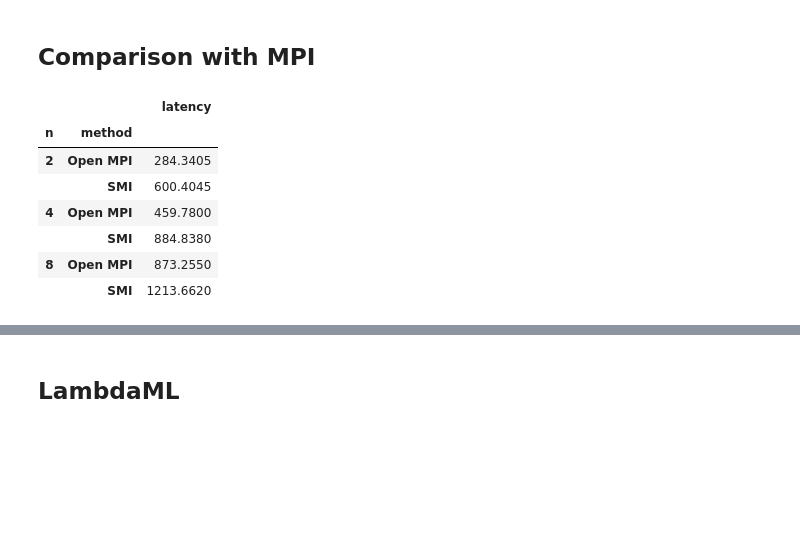
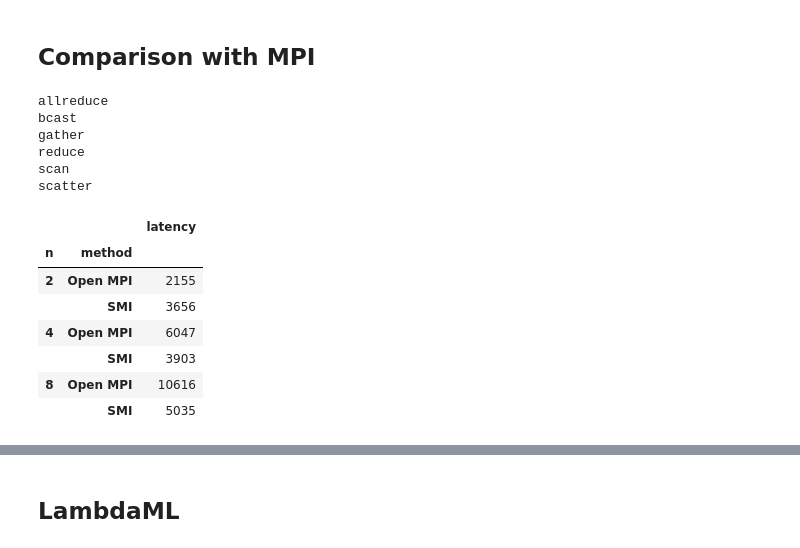
Before and after one commit to OpenCoreCH/LambdaCommBenchmarks, a Jupyter notebook: analysis/lambda_comm_benchmarks.ipynb, the cells around one changed output, grey strips where cells are left out. Drawn from its saved outputs; the diff is of its cells as text; code cells hidden in the pictures; blank space fills up the shorter version.

```diff
--- a/analysis/lambda_comm_benchmarks.ipynb
+++ b/analysis/lambda_comm_benchmarks.ipynb
@@ -1241,54 +1241,75 @@ experiments = ['allreduce', 'bcast', 'gather', 'reduce', 'scan', 'scatter']
 # %%
 vals = {}
 for experiment in experiments:
+    print(experiment)
     data = {"n": [], "latency": [], "method": []}
     for num_node in NUM_NODES:
-        if experiment == "gather" or experiment == "reduce":
-            res_peers = [0]
-        else:
-            res_peers = range(0, num_node)
         mpi_path = os.path.join(MPI_BASE_BATH, "{}_{}.txt".format(experiment, num_node))
         smi_path = os.path.join(SMI_BASE_BATH, "{}_{}.txt".format(experiment, num_node))
+        exchanges = {}
+        res_rounds = {}
         with open(mpi_path) as mpi_file:
             lines = mpi_file.readlines()
             for line in lines:
                 parts = line.rstrip().split(":")
                 peer_id = int(parts[0])
                 val = int(parts[1])
-                if peer_id not in res_peers:
-                    continue
-                data["n"].append(num_node)
-                data["latency"].append(val)
-                data["method"].append("Open MPI")
-                mpi_path = os.path.join(MPI_BASE_BATH, "{}_{}.txt".format(experiment, num_node))
+                if peer_id not in exchanges:
+                    exchanges[peer_id] = 0
+                else:
+                    exchanges[peer_id] += 1
+                if exchanges[peer_id] not in res_rounds:
+                    res_rounds[exchanges[peer_id]] = [val]
+                else:
+                    res_rounds[exchanges[peer_id]].append(val)
+                if len(res_rounds[exchanges[peer_id]]) == num_node:
+                    data["n"].append(num_node)
+                    data["latency"].append(max(res_rounds[exchanges[peer_id]]))
+                    data["method"].append("Open MPI")
+        exchanges = {}
+        res_rounds = {}
         with open(smi_path) as smi_file:
             lines = smi_file.readlines()
             for line in lines:
                 parts = line.rstrip().split(":")
                 peer_id = int(parts[0])
                 val = int(parts[1])
-                if peer_id not in res_peers:
-                    continue
-                data["n"].append(num_node)
-                data["latency"].append(val)
-                data["method"].append("SMI")
-                mpi_path = os.path.join(MPI_BASE_BATH, "{}_{}.txt".format(experiment, num_node))
+                if peer_id not in exchanges:
+                    exchanges[peer_id] = 0
+                else:
+                    exchanges[peer_id] += 1
+                if exchanges[peer_id] not in res_rounds:
+                    res_rounds[exchanges[peer_id]] = [val]
+                else:
+                    res_rounds[exchanges[peer_id]].append(val)
+                if len(res_rounds[exchanges[peer_id]]) == num_node:
+                    data["n"].append(num_node)
+                    if max(res_rounds[exchanges[peer_id]]) > 30000:
+                        print(res_rounds[exchanges[peer_id]])
+                    data["latency"].append(max(res_rounds[exchanges[peer_id]]))
+                    data["method"].append("SMI")
     vals[experiment] = pd.DataFrame(data)
 
-display(vals["allreduce"].groupby(['n', 'method']).mean())
-display(vals["bcast"].groupby(['n', 'method']).mean())
-display(vals["gather"].groupby(['n', 'method']).mean())
-display(vals["reduce"].groupby(['n', 'method']).mean())
-display(vals["scan"].groupby(['n', 'method']).mean())
-display(vals["scatter"].groupby(['n', 'method']).mean())
+display(vals["allreduce"].groupby(['n', 'method']).max())
+display(vals["bcast"].groupby(['n', 'method']).max())
+display(vals["gather"].groupby(['n', 'method']).max())
+display(vals["reduce"].groupby(['n', 'method']).max())
+display(vals["scan"].groupby(['n', 'method']).max())
+display(vals["scatter"].groupby(['n', 'method']).max())
 # %% [output]
+allreduce
+bcast
+gather
+reduce
+scan
+scatter
 |  |  | latency |
 | n | method |  |
-| 2 | Open MPI | 284.3405 |
-|  | SMI | 600.4045 |
-| 4 | Open MPI | 459.7800 |
-|  | SMI | 884.8380 |
-| 8 | Open MPI | 873.2550 |
-|  | SMI | 1213.6620 |
+| 2 | Open MPI | 2155 |
+|  | SMI | 3656 |
+| 4 | Open MPI | 6047 |
+|  | SMI | 3903 |
+| 8 | Open MPI | 10616 |
+|  | SMI | 5035 |
 |  |  | latency |
 | n | method |  |
```
Also changed, not shown: parts of 2 cells of this notebook, 43 other files.
